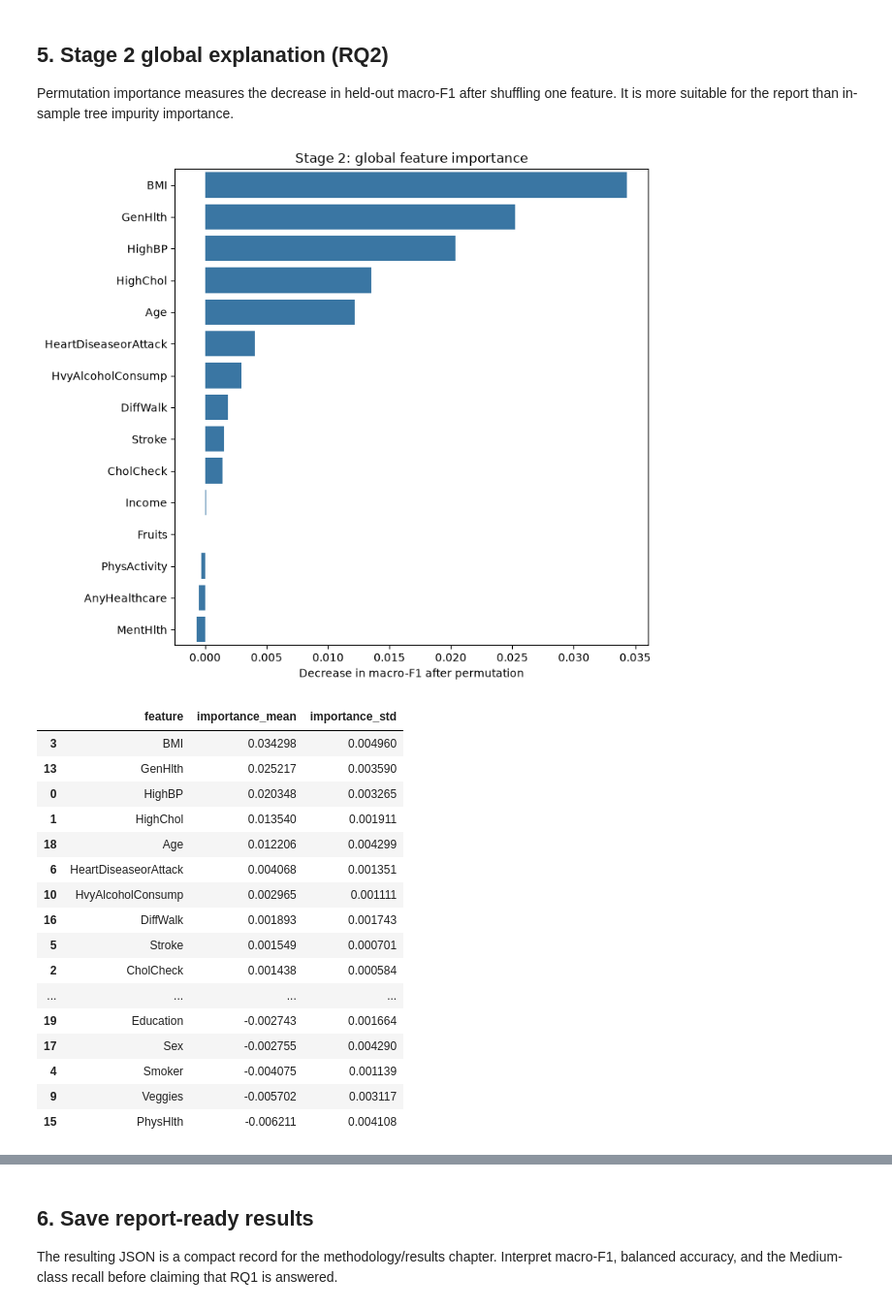
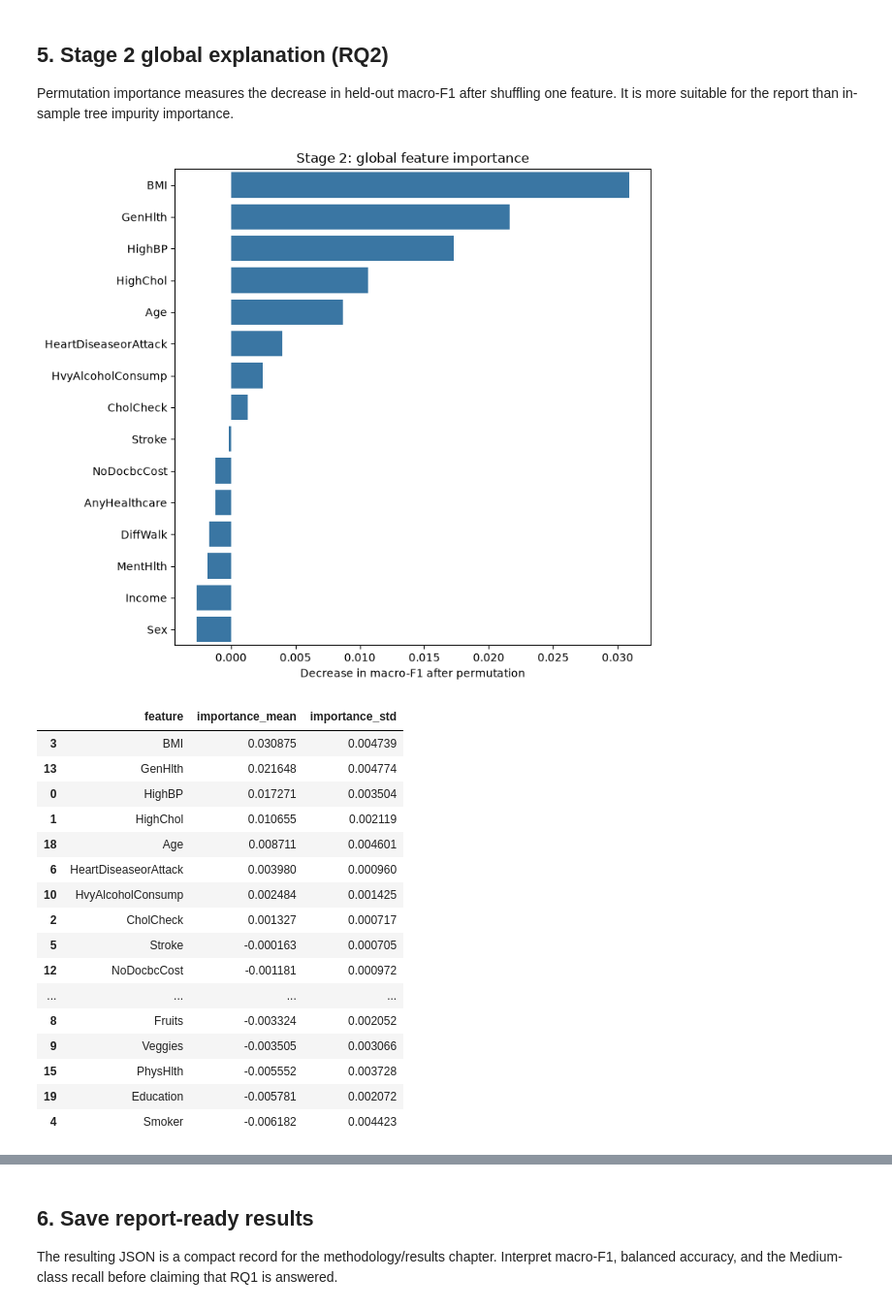
Before and after one commit to AA-49/digitalTwins, a Jupyter notebook: diabetes_risk_stages_1_2.ipynb, the cells around one changed output, grey strips where cells are left out. Shown at 97% size. Cells and saved outputs as stored; diff of their text form; code cells hidden in the pictures.

```diff
--- a/diabetes_risk_stages_1_2.ipynb
+++ b/diabetes_risk_stages_1_2.ipynb
@@ -34,7 +34,7 @@ from sklearn.model_selection import train_test_split
 from sklearn.preprocessing import label_binarize
 
 RANDOM_STATE = 42
-DATA_PATH = Path(r'C:\Users\user\OneDrive\Desktop\Swinb\Research\training3\diabetes_012_health_indicators_BRFSS2015.csv')
+DATA_PATH = Path("diabetes_012_health_indicators_BRFSS2015.csv")
 ARTIFACTS = Path('artifacts_notebook')
 ARTIFACTS.mkdir(exist_ok=True)
 
@@ -197,46 +197,55 @@ plt.show()
 
 Permutation importance measures the decrease in held-out macro-F1 after shuffling one feature. It is more suitable for the report than in-sample tree impurity importance.
 # %%
-# A held-out sample keeps this calculation practical while remaining reproducible.
-importance_sample = X_test.sample(n=min(5000, len(X_test)), random_state=RANDOM_STATE)
+# Bound the workload and process count so the large forest fits reliably in Docker memory.
+# Increase these only after this baseline completes on the available hardware.
+PERMUTATION_SAMPLE_SIZE = 1000
+PERMUTATION_REPEATS = 3
+importance_sample = X_test.sample(
+    n=min(PERMUTATION_SAMPLE_SIZE, len(X_test)), random_state=RANDOM_STATE
+)
 importance_y = y_test.loc[importance_sample.index]
+print(
+    f'Permutation importance: {len(importance_sample):,} rows, '
+    f'{PERMUTATION_REPEATS} repeats, 1 outer job'
+)
 permutation = permutation_importance(
     model, importance_sample, importance_y, scoring='f1_macro',
-    n_repeats=10, random_state=RANDOM_STATE, n_jobs=-1
+    n_repeats=PERMUTATION_REPEATS, random_state=RANDOM_STATE, n_jobs=1
 )
 importance_df = pd.DataFrame({
     'feature': FEATURES,
     'importance_mean': permutation.importances_mean,
     'importance_std': permutation.importances_std,
 }).sort_values('importance_mean', ascending=False)
 importance_df.to_csv(ARTIFACTS / 'global_permutation_importance.csv', index=False)
 
 fig, ax = plt.subplots(figsize=(8, 7))
 sns.barplot(data=importance_df.head(15), x='importance_mean', y='feature', color='#2878b5', ax=ax)
 ax.set(xlabel='Decrease in macro-F1 after permutation', ylabel='', title='Stage 2: global feature importance')
 fig.tight_layout()
 fig.savefig(ARTIFACTS / 'global_feature_importance.png', dpi=180)
 plt.show()
 display(importance_df)
 # %% [output]
-[figure, old version]
+[figure, new version]
 |  | feature | importance_mean | importance_std |
-| 3 | BMI | 0.034298 | 0.004960 |
-| 13 | GenHlth | 0.025217 | 0.003590 |
-| 0 | HighBP | 0.020348 | 0.003265 |
-| 1 | HighChol | 0.013540 | 0.001911 |
-| 18 | Age | 0.012206 | 0.004299 |
-| 6 | HeartDiseaseorAttack | 0.004068 | 0.001351 |
-| 10 | HvyAlcoholConsump | 0.002965 | 0.001111 |
-| 16 | DiffWalk | 0.001893 | 0.001743 |
-| 5 | Stroke | 0.001549 | 0.000701 |
-| 2 | CholCheck | 0.001438 | 0.000584 |
+| 3 | BMI | 0.030875 | 0.004739 |
+| 13 | GenHlth | 0.021648 | 0.004774 |
+| 0 | HighBP | 0.017271 | 0.003504 |
+| 1 | HighChol | 0.010655 | 0.002119 |
+| 18 | Age | 0.008711 | 0.004601 |
+| 6 | HeartDiseaseorAttack | 0.003980 | 0.000960 |
+| 10 | HvyAlcoholConsump | 0.002484 | 0.001425 |
+| 2 | CholCheck | 0.001327 | 0.000717 |
+| 5 | Stroke | -0.000163 | 0.000705 |
+| 12 | NoDocbcCost | -0.001181 | 0.000972 |
 | ... | ... | ... | ... |
-| 19 | Education | -0.002743 | 0.001664 |
-| 17 | Sex | -0.002755 | 0.004290 |
-| 4 | Smoker | -0.004075 | 0.001139 |
-| 9 | Veggies | -0.005702 | 0.003117 |
-| 15 | PhysHlth | -0.006211 | 0.004108 |
+| 8 | Fruits | -0.003324 | 0.002052 |
+| 9 | Veggies | -0.003505 | 0.003066 |
+| 15 | PhysHlth | -0.005552 | 0.003728 |
+| 19 | Education | -0.005781 | 0.002072 |
+| 4 | Smoker | -0.006182 | 0.004423 |
 # %%
 high_risk_test_indices = y_test[y_test == 2].index
 patient_index = high_risk_test_indices[0]
```
Also changed, not shown: parts of 11 cells of this notebook, 9 other files.
